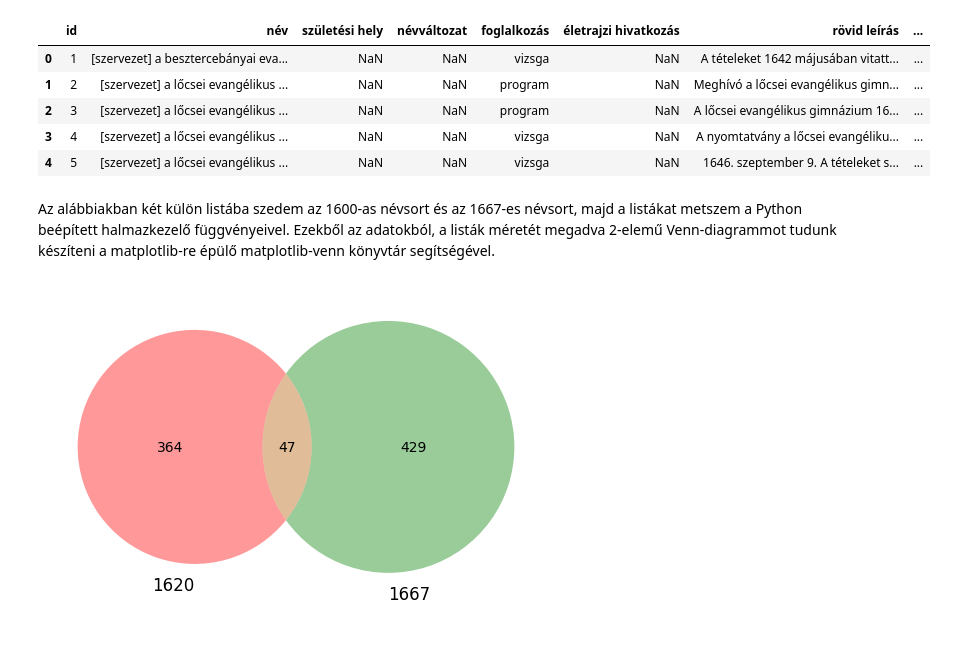
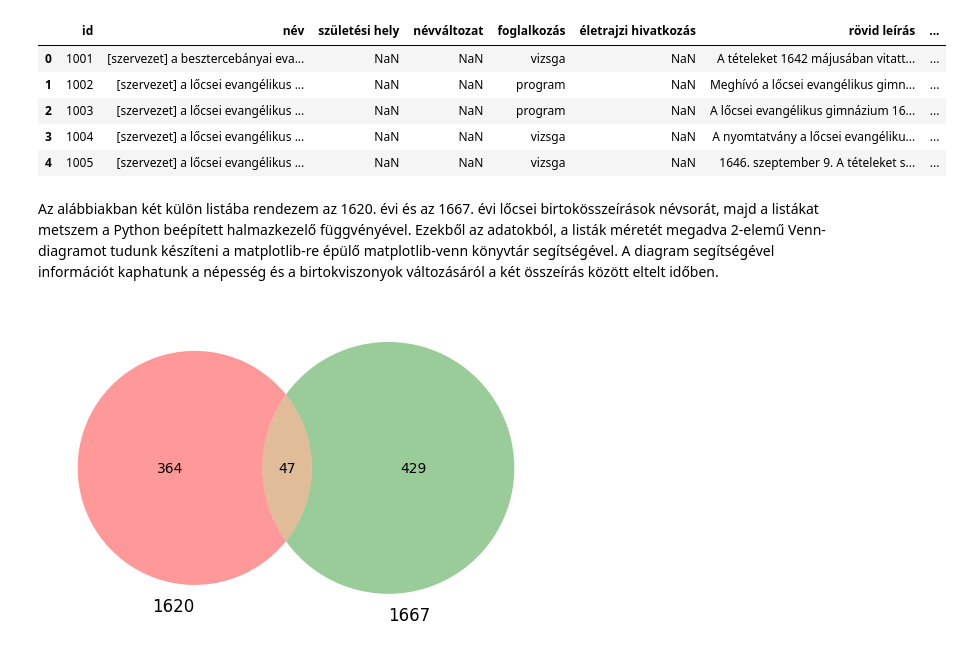
Before and after one commit to kuti-b/zipserbuch, a Jupyter notebook: notebook/notebook/_build/jupyter_execute/zipserbuch_stat.ipynb, the cells around one changed output. Cells and saved outputs as stored; diff of their text form; code cells hidden in the pictures.

```diff
--- a/notebook/notebook/_build/jupyter_execute/zipserbuch_stat.ipynb
+++ b/notebook/notebook/_build/jupyter_execute/zipserbuch_stat.ipynb
@@ -18,13 +23,13 @@ FileNotFoundError: [Errno 2] No such file or directory: 'nevsor.xlsx'
 # %%
-citizens = pandas.read_excel('szemelyek.xlsx')
+citizens = pandas.read_excel('sources/zipserbuch.xlsx', sheet_name='személyek')
 citizens.head()
 # %% [output]
 |  | id | név | születési hely | névváltozat | foglalkozás | életrajzi hivatkozás | rövid leírás | ... |
-| 0 | 1 | [szervezet] a besztercebányai eva... | NaN | NaN | vizsga | NaN | A tételeket 1642 májusában vitatt... | ... |
-| 1 | 2 | [szervezet] a lőcsei evangélikus ... | NaN | NaN | program | NaN | Meghívó a lőcsei evangélikus gimn... | ... |
-| 2 | 3 | [szervezet] a lőcsei evangélikus ... | NaN | NaN | program | NaN | A lőcsei evangélikus gimnázium 16... | ... |
-| 3 | 4 | [szervezet] a lőcsei evangélikus ... | NaN | NaN | vizsga | NaN | A nyomtatvány a lőcsei evangéliku... | ... |
-| 4 | 5 | [szervezet] a lőcsei evangélikus ... | NaN | NaN | vizsga | NaN | 1646. szeptember 9. A tételeket s... | ... |
+| 0 | 1001 | [szervezet] a besztercebányai eva... | NaN | NaN | vizsga | NaN | A tételeket 1642 májusában vitatt... | ... |
+| 1 | 1002 | [szervezet] a lőcsei evangélikus ... | NaN | NaN | program | NaN | Meghívó a lőcsei evangélikus gimn... | ... |
+| 2 | 1003 | [szervezet] a lőcsei evangélikus ... | NaN | NaN | program | NaN | A lőcsei evangélikus gimnázium 16... | ... |
+| 3 | 1004 | [szervezet] a lőcsei evangélikus ... | NaN | NaN | vizsga | NaN | A nyomtatvány a lőcsei evangéliku... | ... |
+| 4 | 1005 | [szervezet] a lőcsei evangélikus ... | NaN | NaN | vizsga | NaN | 1646. szeptember 9. A tételeket s... | ... |
 # %% [markdown]
-Az alábbiakban két külön listába szedem az 1600-as névsort és az 1667-es névsort, majd a listákat metszem a Python beépített halmazkezelő függvényeivel. Ezekből az adatokból, a listák méretét megadva 2-elemű Venn-diagrammot tudunk készíteni a matplotlib-re épülő matplotlib-venn könyvtár segítségével.
+Az alábbiakban két külön listába rendezem az 1620. évi és az 1667. évi lőcsei birtokösszeírások névsorát, majd a listákat metszem a Python beépített halmazkezelő függvényével. Ezekből az adatokból, a listák méretét megadva 2-elemű Venn-diagramot tudunk készíteni a matplotlib-re épülő matplotlib-venn könyvtár segítségével. A diagram segítségével információt kaphatunk a népesség és a birtokviszonyok változásáról a két összeírás között eltelt időben.
 # %%
```
Also changed, not shown: parts of 11 cells of this notebook, 22 other files.
